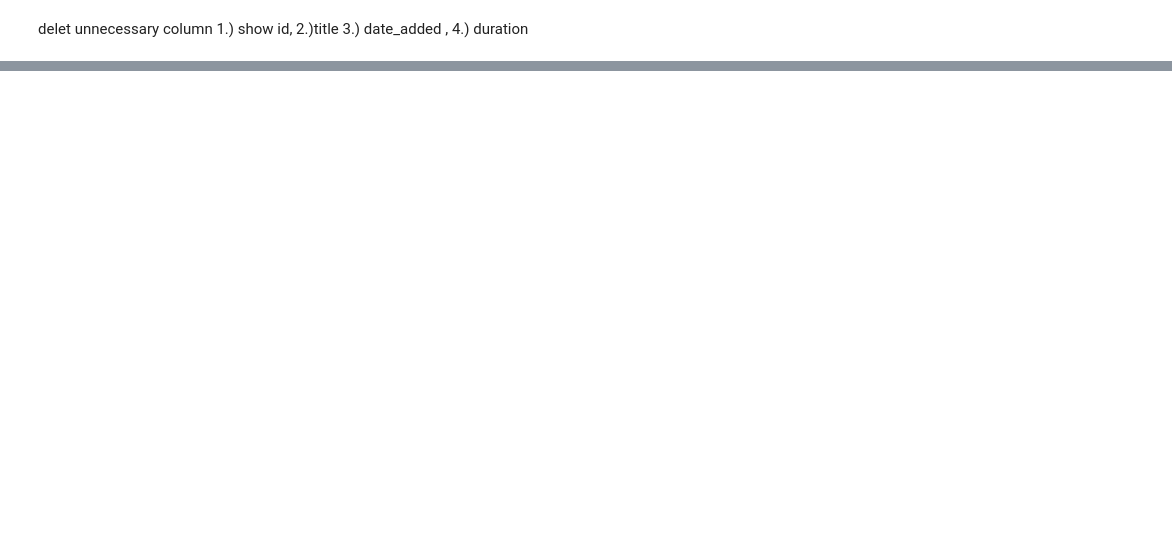
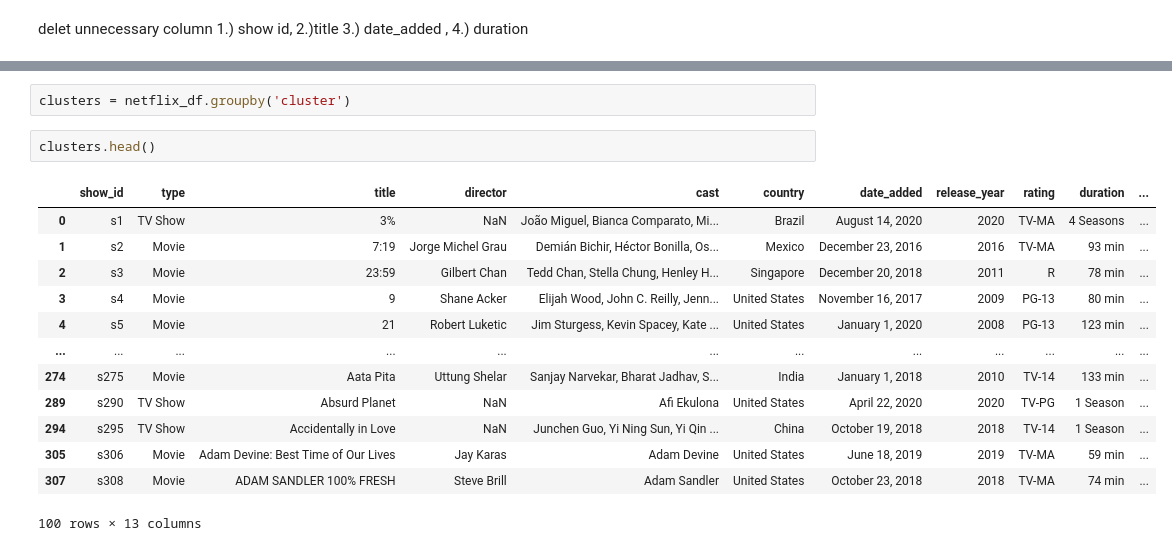
Before and after one commit to shivansh9770/Netflix-Movies-and-TV-show-Clustering, a Jupyter notebook: NETFLIX_MOVIES_AND_TV_SHOWS_CLUSTERING.ipynb, the cells around one changed output, grey strips where cells are left out. Saved outputs shown, nothing was run; the diff lists cells and outputs as text; blank space fills up the shorter version.

```diff
--- a/NETFLIX_MOVIES_AND_TV_SHOWS_CLUSTERING.ipynb
+++ b/NETFLIX_MOVIES_AND_TV_SHOWS_CLUSTERING.ipynb
@@ -844,0 +873,18 @@ from sklearn.cluster import KMeans
+# %%
+clusters = netflix_df.groupby('cluster')
+# %%
+clusters.head()
+# %% [output]
+|  | show_id | type | title | director | cast | country | date_added | release_year | rating | duration | ... |
+| 0 | s1 | TV Show | 3% | NaN | João Miguel, Bianca Comparato, Mi... | Brazil | August 14, 2020 | 2020 | TV-MA | 4 Seasons | ... |
+| 1 | s2 | Movie | 7:19 | Jorge Michel Grau | Demián Bichir, Héctor Bonilla, Os... | Mexico | December 23, 2016 | 2016 | TV-MA | 93 min | ... |
+| 2 | s3 | Movie | 23:59 | Gilbert Chan | Tedd Chan, Stella Chung, Henley H... | Singapore | December 20, 2018 | 2011 | R | 78 min | ... |
+| 3 | s4 | Movie | 9 | Shane Acker | Elijah Wood, John C. Reilly, Jenn... | United States | November 16, 2017 | 2009 | PG-13 | 80 min | ... |
+| 4 | s5 | Movie | 21 | Robert Luketic | Jim Sturgess, Kevin Spacey, Kate ... | United States | January 1, 2020 | 2008 | PG-13 | 123 min | ... |
+| ... | ... | ... | ... | ... | ... | ... | ... | ... | ... | ... | ... |
+| 274 | s275 | Movie | Aata Pita | Uttung Shelar | Sanjay Narvekar, Bharat Jadhav, S... | India | January 1, 2018 | 2010 | TV-14 | 133 min | ... |
+| 289 | s290 | TV Show | Absurd Planet | NaN | Afi Ekulona | United States | April 22, 2020 | 2020 | TV-PG | 1 Season | ... |
+| 294 | s295 | TV Show | Accidentally in Love | NaN | Junchen Guo, Yi Ning Sun, Yi Qin ... | China | October 19, 2018 | 2018 | TV-14 | 1 Season | ... |
+| 305 | s306 | Movie | Adam Devine: Best Time of Our Lives | Jay Karas | Adam Devine | United States | June 18, 2019 | 2019 | TV-MA | 59 min | ... |
+| 307 | s308 | Movie | ADAM SANDLER 100% FRESH | Steve Brill | Adam Sandler | United States | October 23, 2018 | 2018 | TV-MA | 74 min | ... |
+100 rows × 13 columns
```
Also changed, not shown: parts of 11 cells of this notebook.
